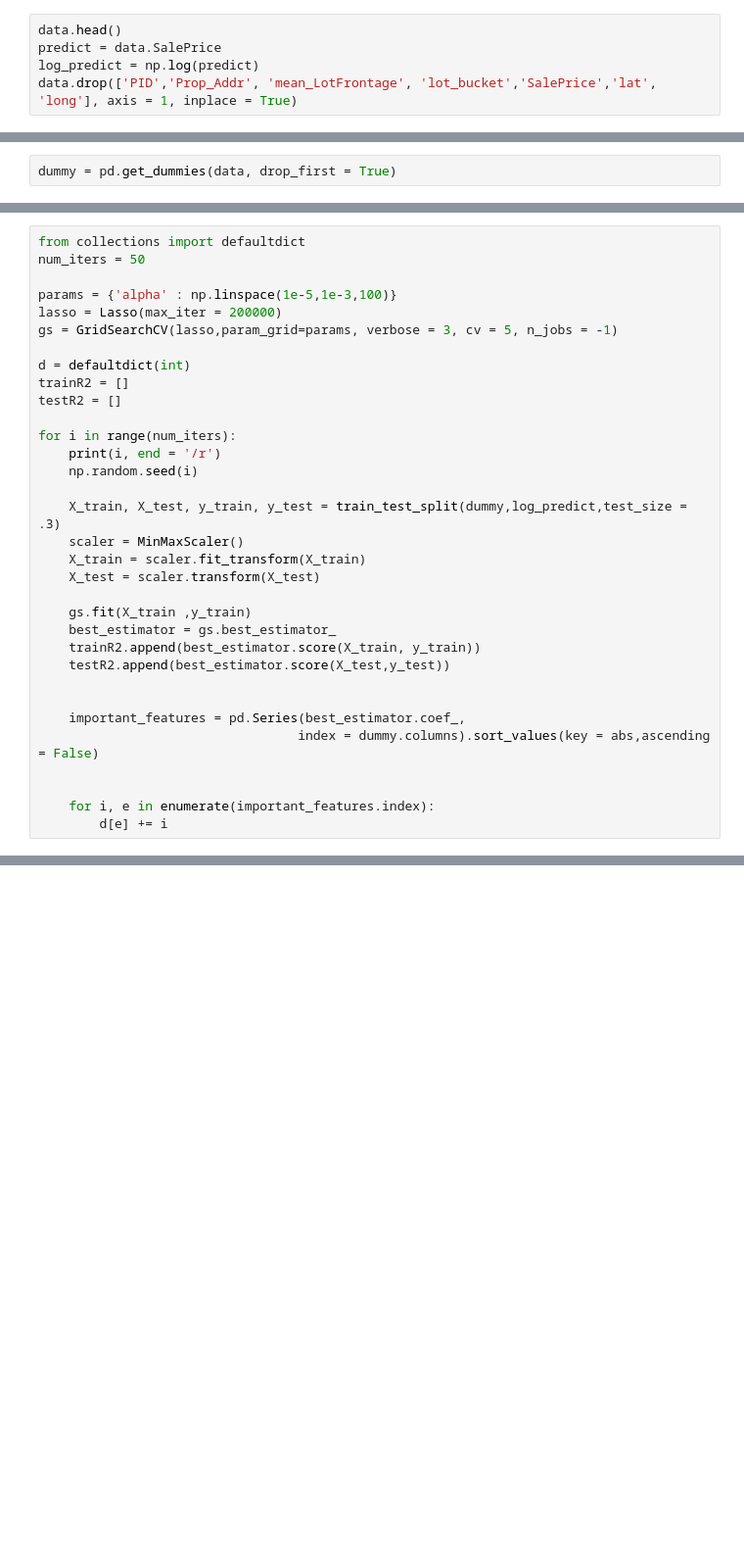
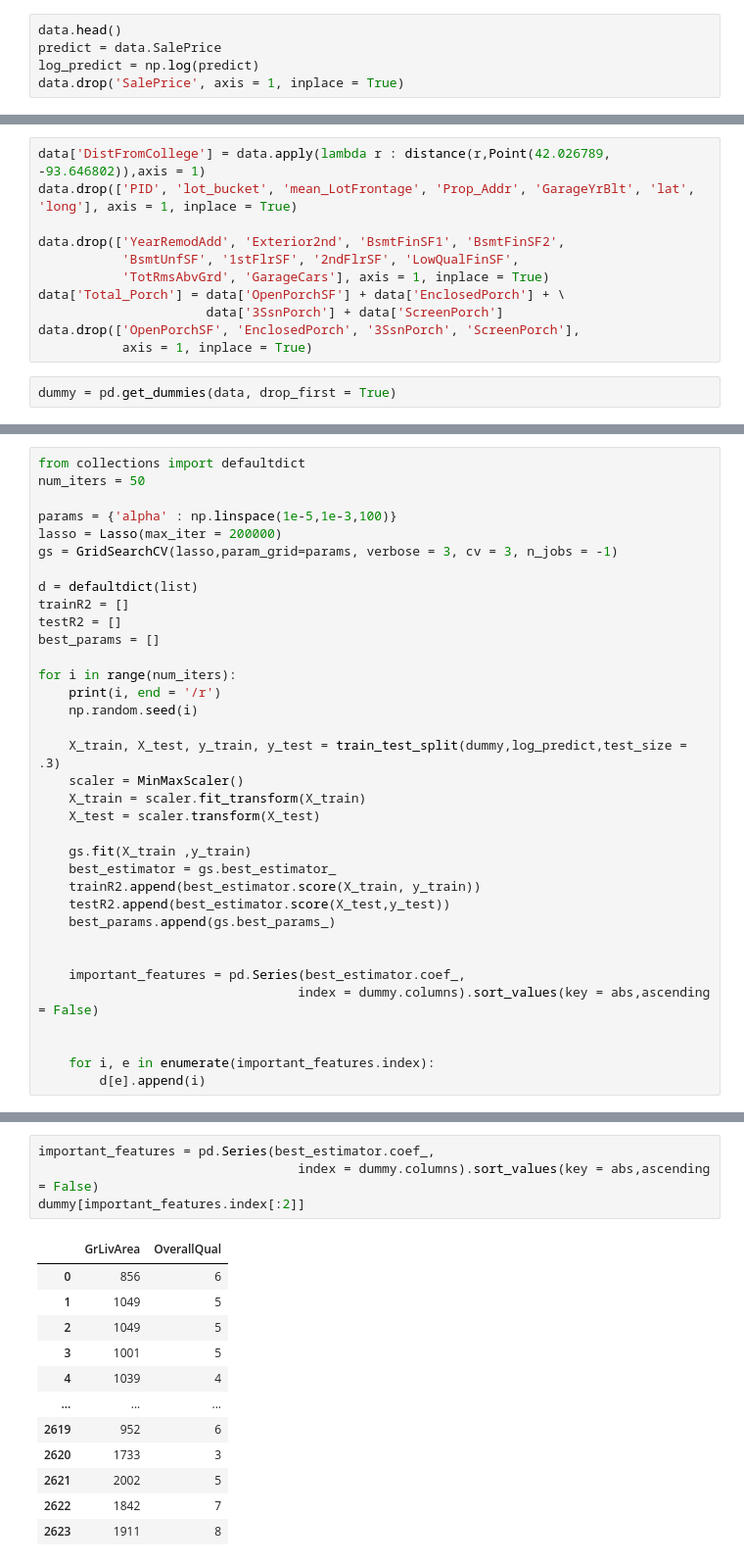
Before and after one commit to nickelworks/machine-learning-housing-project, a Jupyter notebook: charles/modeling/small_model.ipynb, the cells around one changed output, grey strips where cells are left out. Shown at 98% size. Drawn from its saved outputs; the diff is of its cells as text; blank space fills up the shorter version.

```diff
--- a/charles/modeling/small_model.ipynb
+++ b/charles/modeling/small_model.ipynb
@@ -12,4 +15,4 @@ data = pd.read_csv('./../../communal/Ames_Housing_Price_Data_cleaned_2.csv')
 data.head()
 predict = data.SalePrice
 log_predict = np.log(predict)
-data.drop(['PID','Prop_Addr', 'mean_LotFrontage', 'lot_bucket','SalePrice','lat', 'long'], axis = 1, inplace = True)
+data.drop('SalePrice', axis = 1, inplace = True)
@@ -25,2 +19,13 @@ data.head()
+# %%
+data['DistFromCollege'] = data.apply(lambda r : distance(r,Point(42.026789, -93.646802)),axis = 1)
+data.drop(['PID', 'lot_bucket', 'mean_LotFrontage', 'Prop_Addr', 'GarageYrBlt', 'lat', 'long'], axis = 1, inplace = True)
+
+data.drop(['YearRemodAdd', 'Exterior2nd', 'BsmtFinSF1', 'BsmtFinSF2',
+           'BsmtUnfSF', '1stFlrSF', '2ndFlrSF', 'LowQualFinSF',
+           'TotRmsAbvGrd', 'GarageCars'], axis = 1, inplace = True)
+data['Total_Porch'] = data['OpenPorchSF'] + data['EnclosedPorch'] + \
+                      data['3SsnPorch'] + data['ScreenPorch']
+data.drop(['OpenPorchSF', 'EnclosedPorch', '3SsnPorch', 'ScreenPorch'],
+           axis = 1, inplace = True)
 # %%
 dummy = pd.get_dummies(data, drop_first = True)
@@ -38,11 +38,12 @@ num_iters = 50
 
 params = {'alpha' : np.linspace(1e-5,1e-3,100)}
 lasso = Lasso(max_iter = 200000)
-gs = GridSearchCV(lasso,param_grid=params, verbose = 3, cv = 5, n_jobs = -1)
+gs = GridSearchCV(lasso,param_grid=params, verbose = 3, cv = 3, n_jobs = -1)
 
-d = defaultdict(int)
+d = defaultdict(list)
 trainR2 = []
 testR2 = []
+best_params = []
 
 for i in range(num_iters):
     print(i, end = '/r')
@@ -57,6 +58,7 @@ for i in range(num_iters):
     best_estimator = gs.best_estimator_
     trainR2.append(best_estimator.score(X_train, y_train))
     testR2.append(best_estimator.score(X_test,y_test))
+    best_params.append(gs.best_params_)
 
 
     important_features = pd.Series(best_estimator.coef_,
@@ -64,5 +66,5 @@ for i in range(num_iters):
 
 
     for i, e in enumerate(important_features.index):
-        d[e] += i
+        d[e].append(i)
 # %% [output]
@@ -87,0 +236,17 @@ final_d = {k: v/num_iters for k, v in d.items()}
+# %%
+important_features = pd.Series(best_estimator.coef_,
+                                  index = dummy.columns).sort_values(key = abs,ascending = False)
+dummy[important_features.index[:2]]
+# %% [output]
+|  | GrLivArea | OverallQual |
+| 0 | 856 | 6 |
+| 1 | 1049 | 5 |
+| 2 | 1049 | 5 |
+| 3 | 1001 | 5 |
+| 4 | 1039 | 4 |
+| ... | ... | ... |
+| 2619 | 952 | 6 |
+| 2620 | 1733 | 3 |
+| 2621 | 2002 | 5 |
+| 2622 | 1842 | 7 |
+| 2623 | 1911 | 8 |
```
Also changed, not shown: parts of 36 cells of this notebook, 42 other files.
